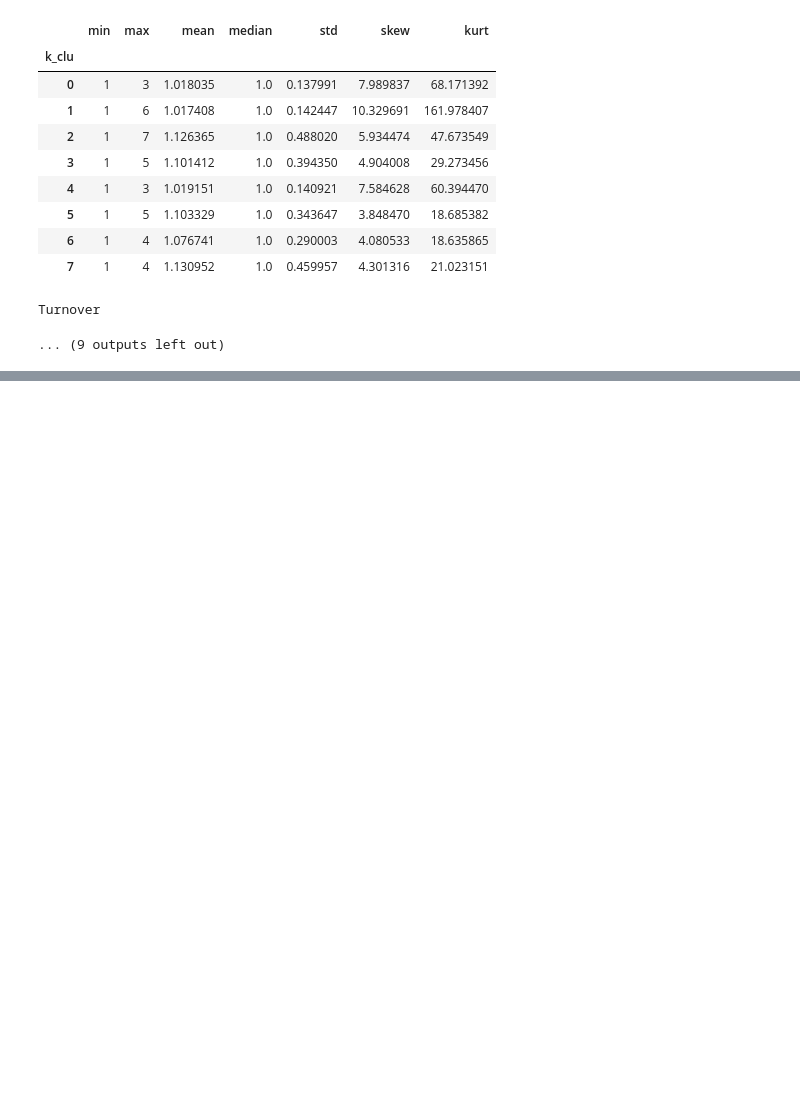
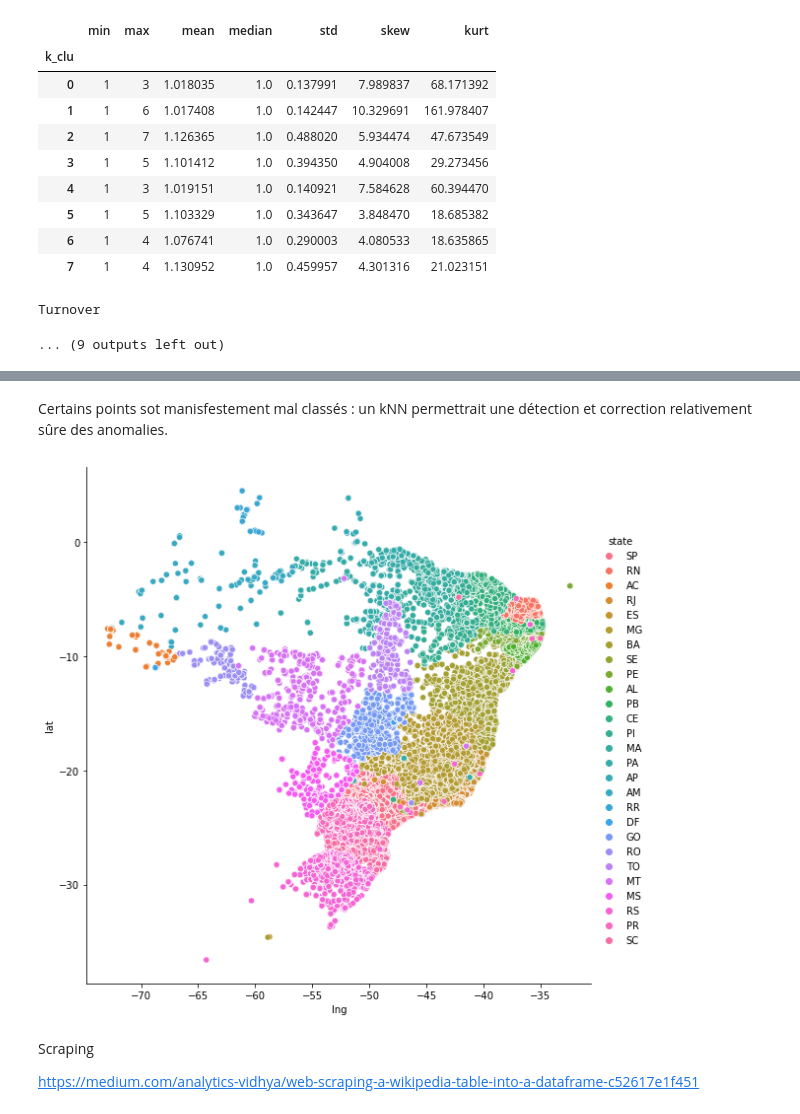
Before and after one commit to Franck-PepperLabs/pepper_olist_market_segmentation, a Jupyter notebook: jupyter/x.ipynb, the cells around one changed output, grey strips where cells are left out. Cells and saved outputs as stored; diff of their text form; code cells hidden in the pictures; blank space fills up the shorter version.

```diff
--- a/jupyter/x.ipynb
+++ b/jupyter/x.ipynb
@@ -834,0 +1064,15 @@ Turnover
+# %% [markdown]
+Certains points sot manisfestement mal classés : un kNN permettrait une détection et correction relativement sûre des anomalies.
+# %%
+import seaborn as sns
+from olist_commons import select_region
+south_america = select_region(geolocation, (-75, -25), (-45, 10))
+sns.relplot(x='lng', y='lat', hue='state', data=south_america, height=8)
+plt.axis('equal')
+plt.show()
+# %% [output]
+[figure, added]
+# %% [markdown]
+Scraping
+
+https://medium.com/analytics-vidhya/web-scraping-a-wikipedia-table-into-a-dataframe-c52617e1f451
```
Also changed, not shown: parts of 58 cells of this notebook, 3 other files.
